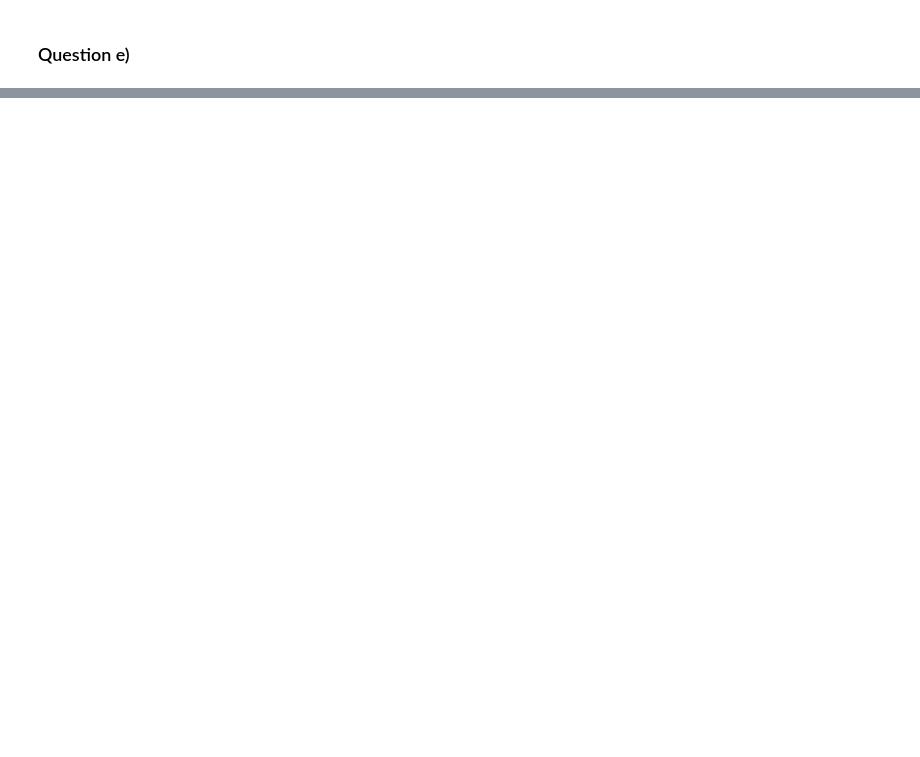
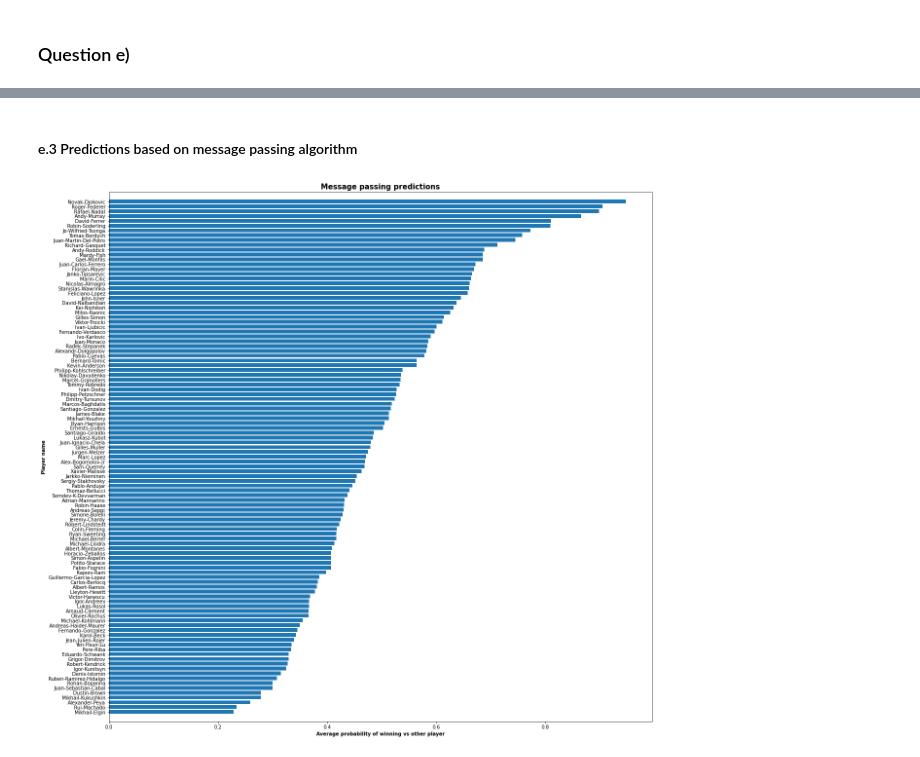
Before and after one commit to AlejandroSantorum/MPhil_MLMI_Cambridge, a Jupyter notebook: 4F13-Probabilistic_Machine_Learning/Lab/lab2/code/coursework2.ipynb, the cells around one changed output, grey strips where cells are left out. Drawn from its saved outputs; the diff is of its cells as text; code cells hidden in the pictures; blank space fills up the shorter version.

```diff
--- a/4F13-Probabilistic_Machine_Learning/Lab/lab2/code/coursework2.ipynb
+++ b/4F13-Probabilistic_Machine_Learning/Lab/lab2/code/coursework2.ipynb
@@ -122,0 +142,3 @@ plot_sampled_skills(skill_samples, [0, 4, 8, 12], add_mean_std=True)
+# %%
+skill_samples = exec_thinning(skill_samples, thinning_size=2)
+skill_samples.shape
@@ -227,0 +431,12 @@ print(table)
+# %%
+GS_predictions = np.zeros(M)
+
+means = np.mean(skill_samples, axis=1)
+vars = np.var(skill_samples, axis=1)
+
+for i in range(M):
+    avg_prob = 0.0
+    for j in range(M):
+        if i!=j:
+            avg_prob += 1 - scipy.stats.norm.cdf(0, means[i]-means[j], np.sqrt(1+vars[i]+vars[j]))
+    GS_predictions[i] = avg_prob/(M-1) # average probability of player i winning a game
@@ -227,0 +450,20 @@ print(table)
+# %% [markdown]
+#### e.3 Predictions based on message passing algorithm
+# %%
+MP_predictions = np.zeros(M)
+
+for i in range(M):
+    avg_prob = 0
+    for j in range(M):
+        if i != j:
+            mu = mean_player_skills[i] - mean_player_skills[j]
+            var = 1.0 + 1/precision_player_skills[i] + 1/precision_player_skills[j]
+            avg_prob += 1 - scipy.stats.norm.cdf(0, mu, np.sqrt(var))
+    MP_predictions[i] = avg_prob/(M-1)
+# %%
+sorted_barplot(MP_predictions, W,
+               title="Message passing predictions",
+               xlabel="Average probability of winning vs other player",
+               ylabel="Player name")
+# %% [output]
+[figure, added]
```
Also changed, not shown: parts of 36 cells of this notebook, 3 other files.
